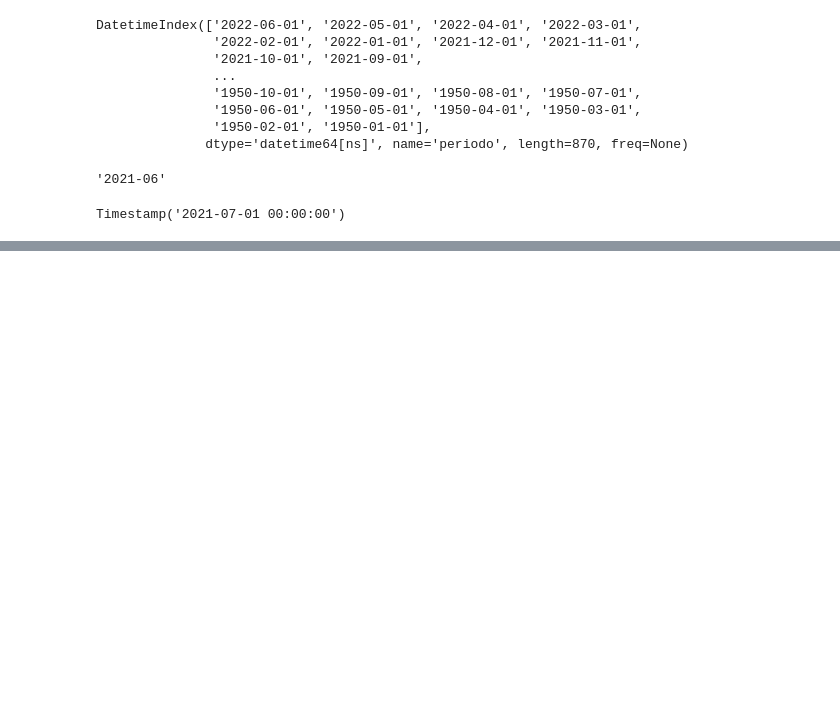
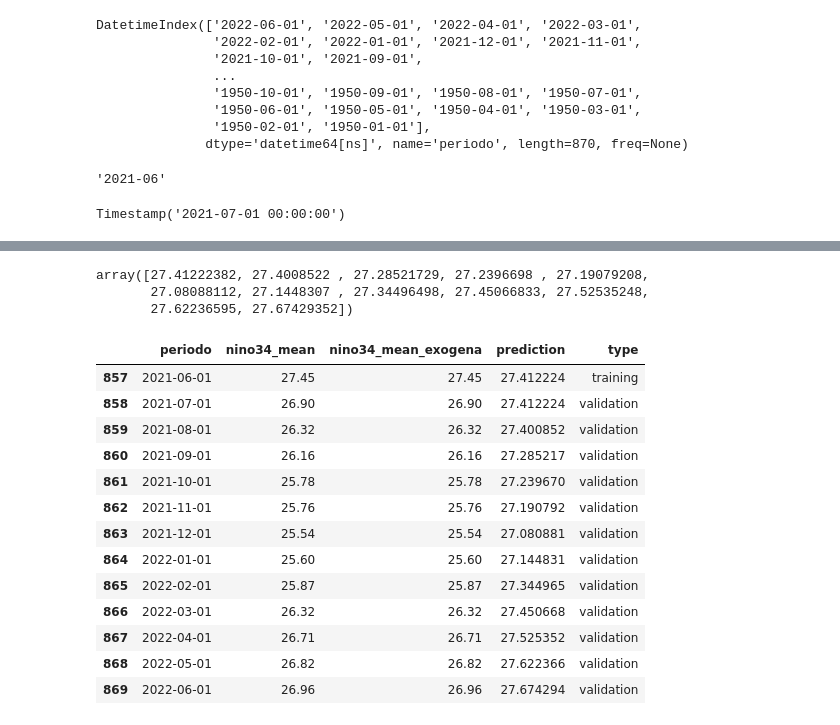
Before and after one commit to esglobe/seev-analytics, a Jupyter notebook: 2_NARX_sst_nino34.ipynb, the cells around one changed output, grey strips where cells are left out. Saved outputs shown, nothing was run; the diff lists cells and outputs as text; code cells hidden in the pictures; blank space fills up the shorter version.

```diff
--- a/2_NARX_sst_nino34.ipynb
+++ b/2_NARX_sst_nino34.ipynb
@@ -420,4 +420,29 @@ pd_selfPrediction
 870 rows × 3 columns
+# %%
+pd_selfPrediction[-prediction_order:][y_output].to_numpy()
+# %% [output]
+array([27.41222382, 27.4008522 , 27.28521729, 27.2396698 , 27.19079208,
+       27.08088112, 27.1448307 , 27.34496498, 27.45066833, 27.52535248,
+       27.62236595, 27.67429352])
+# %%
+pd_validation.loc[ data_test.shape[0]: , 'prediction' ] = pd_selfPrediction[-prediction_order:][y_output].to_numpy()
+# %%
+pd_validation[data_test.shape[0]-1: ]
+# %% [output]
+|  | periodo | nino34_mean | nino34_mean_exogena | prediction | type |
+| 857 | 2021-06-01 | 27.45 | 27.45 | 27.412224 | training |
+| 858 | 2021-07-01 | 26.90 | 26.90 | 27.412224 | validation |
+| 859 | 2021-08-01 | 26.32 | 26.32 | 27.400852 | validation |
+| 860 | 2021-09-01 | 26.16 | 26.16 | 27.285217 | validation |
+| 861 | 2021-10-01 | 25.78 | 25.78 | 27.239670 | validation |
+| 862 | 2021-11-01 | 25.76 | 25.76 | 27.190792 | validation |
+| 863 | 2021-12-01 | 25.54 | 25.54 | 27.080881 | validation |
+| 864 | 2022-01-01 | 25.60 | 25.60 | 27.144831 | validation |
+| 865 | 2022-02-01 | 25.87 | 25.87 | 27.344965 | validation |
+| 866 | 2022-03-01 | 26.32 | 26.32 | 27.450668 | validation |
+| 867 | 2022-04-01 | 26.71 | 26.71 | 27.525352 | validation |
+| 868 | 2022-05-01 | 26.82 | 26.82 | 27.622366 | validation |
+| 869 | 2022-06-01 | 26.96 | 26.96 | 27.674294 | validation |
 # %%
 pd_test = pd.DataFrame()
 
```
Also changed, not shown: parts of 5 cells of this notebook, 3 other files.
